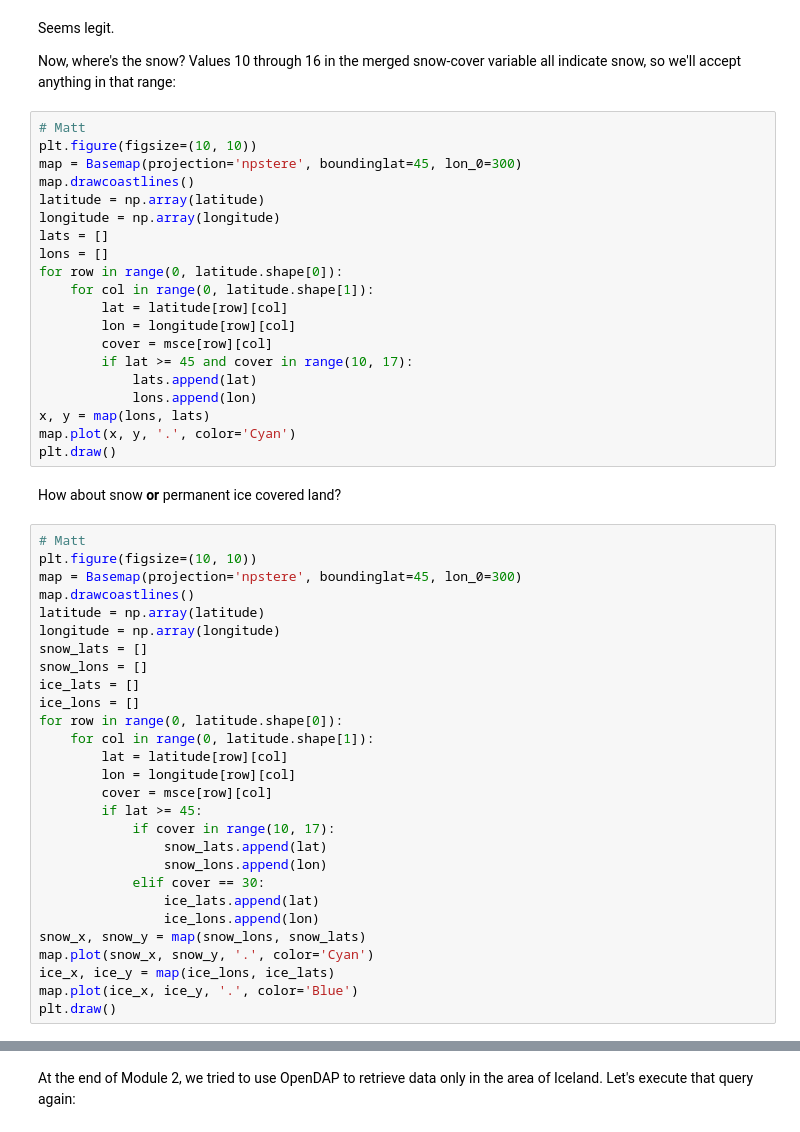
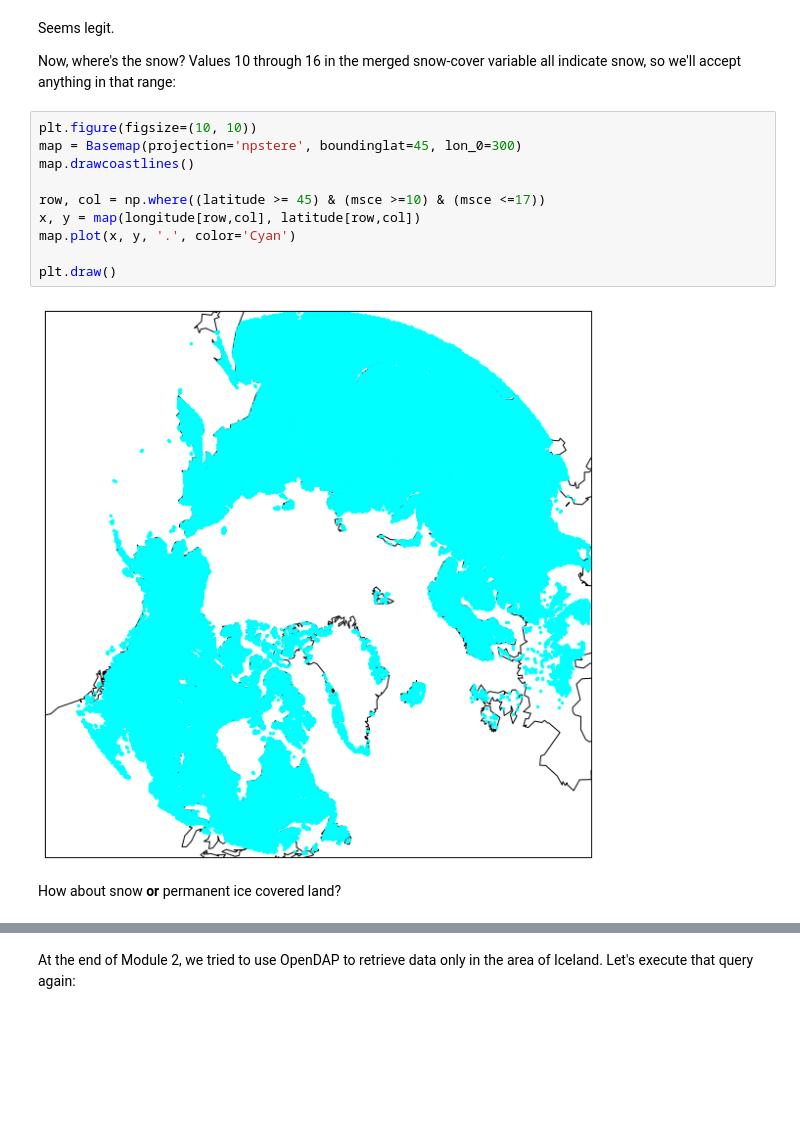
Before and after one commit to p-madden/sea-2016-tutorial, a Jupyter notebook: module-3.ipynb, the cells around one changed output, grey strips where cells are left out. Saved outputs shown, nothing was run; the diff lists cells and outputs as text; blank space fills up the shorter version.

```diff
--- a/module-3.ipynb
+++ b/module-3.ipynb
@@ -79,52 +87,16 @@ Seems legit.
 
 Now, where's the snow? Values 10 through 16 in the merged snow-cover variable all indicate snow, so we'll accept anything in that range:
 # %%
-# Matt
 plt.figure(figsize=(10, 10))
 map = Basemap(projection='npstere', boundinglat=45, lon_0=300)
 map.drawcoastlines()
-latitude = np.array(latitude)
-longitude = np.array(longitude)
-lats = []
-lons = []
-for row in range(0, latitude.shape[0]):
-    for col in range(0, latitude.shape[1]):
-        lat = latitude[row][col]
-        lon = longitude[row][col]
-        cover = msce[row][col]
-        if lat >= 45 and cover in range(10, 17):
-            lats.append(lat)
-            lons.append(lon)
-x, y = map(lons, lats)
+
+row, col = np.where((latitude >= 45) & (msce >=10) & (msce <=17))
+x, y = map(longitude[row,col], latitude[row,col])
 map.plot(x, y, '.', color='Cyan')
+
 plt.draw()
+# %% [output]
+[figure, added]
 # %% [markdown]
 How about snow **or** permanent ice covered land?
-# %%
-# Matt
-plt.figure(figsize=(10, 10))
-map = Basemap(projection='npstere', boundinglat=45, lon_0=300)
-map.drawcoastlines()
-latitude = np.array(latitude)
-longitude = np.array(longitude)
-snow_lats = []
-snow_lons = []
-ice_lats = []
-ice_lons = []
-for row in range(0, latitude.shape[0]):
-    for col in range(0, latitude.shape[1]):
-        lat = latitude[row][col]
-        lon = longitude[row][col]
-        cover = msce[row][col]
-        if lat >= 45:
-            if cover in range(10, 17):
-                snow_lats.append(lat)
-                snow_lons.append(lon)
-            elif cover == 30:
-                ice_lats.append(lat)
-                ice_lons.append(lon)
-snow_x, snow_y = map(snow_lons, snow_lats)
-map.plot(snow_x, snow_y, '.', color='Cyan')
-ice_x, ice_y = map(ice_lons, ice_lats)
-map.plot(ice_x, ice_y, '.', color='Blue')
-plt.draw()
```
Also changed, not shown: parts of 12 cells of this notebook.
